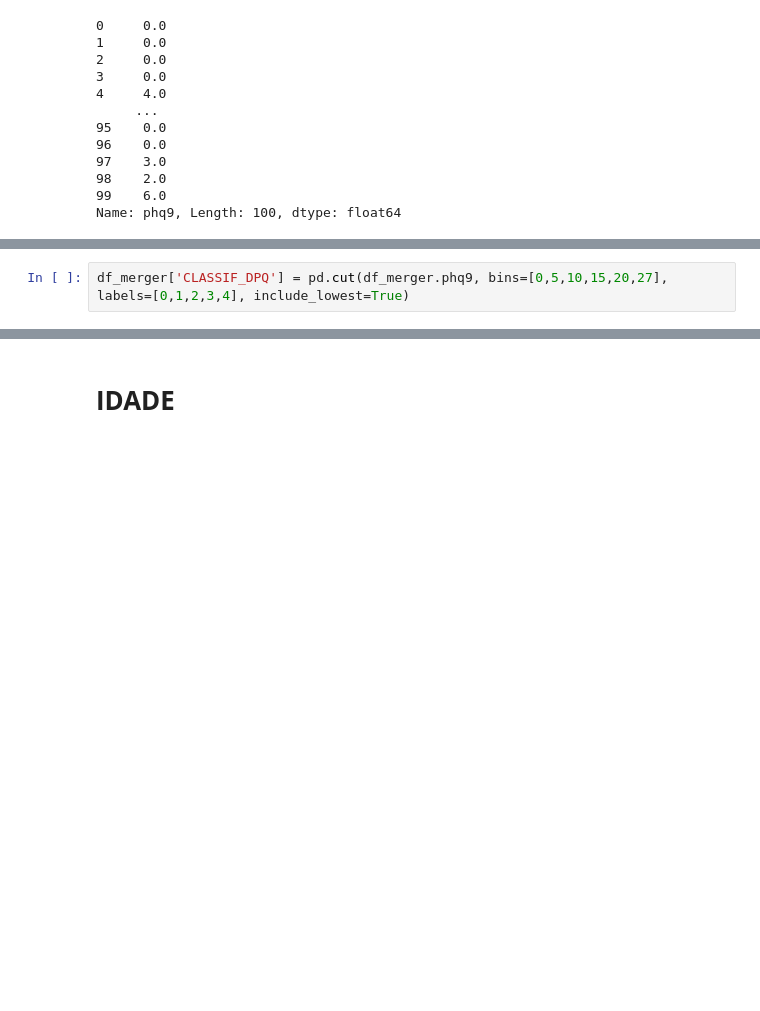
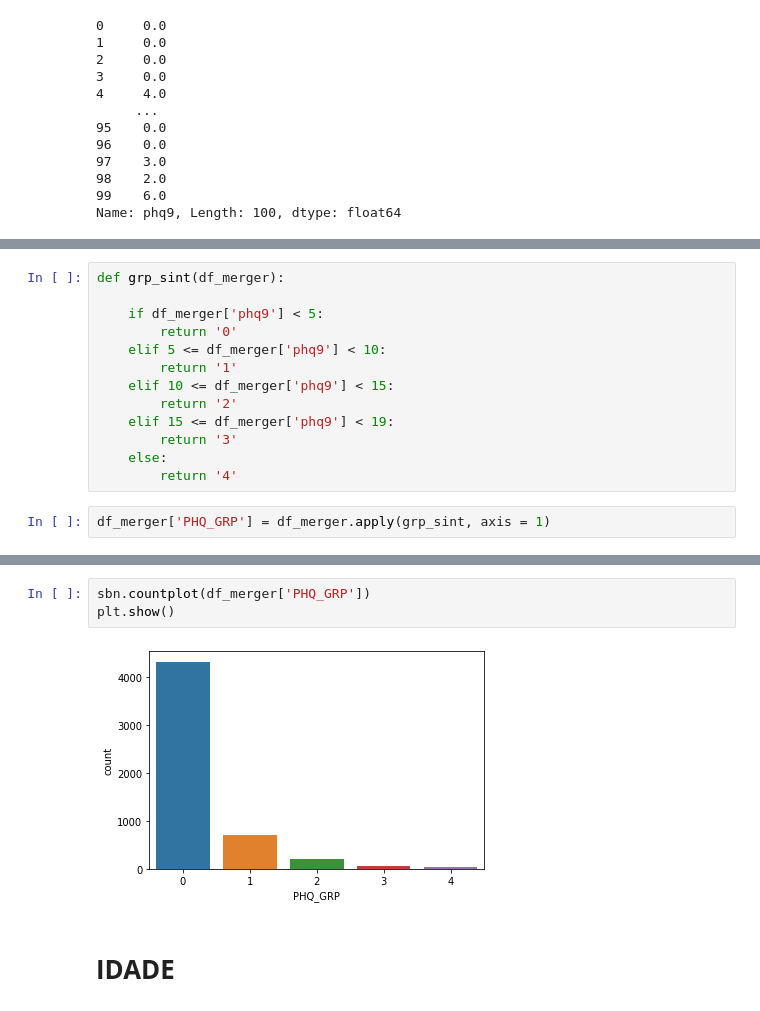
Before and after one commit to alcrepaldi/tera_inferencia, a Jupyter notebook: inferencia.ipynb, the cells around one changed output, grey strips where cells are left out. Cells and saved outputs as stored; diff of their text form; blank space fills up the shorter version.

```diff
--- a/inferencia.ipynb
+++ b/inferencia.ipynb
@@ -139,2 +136,0 @@ Name: phq9, Length: 100, dtype: float64
-# %%
-df_merger['CLASSIF_DPQ'] = pd.cut(df_merger.phq9, bins=[0,5,10,15,20,27], labels=[0,1,2,3,4], include_lowest=True)
@@ -161,0 +139,15 @@ plt.show()
+# %%
+def grp_sint(df_merger):
+
+    if df_merger['phq9'] < 5:
+        return '0'
+    elif 5 <= df_merger['phq9'] < 10:
+        return '1'
+    elif 10 <= df_merger['phq9'] < 15:
+        return '2'
+    elif 15 <= df_merger['phq9'] < 19:
+        return '3'
+    else:
+        return '4'
+# %%
+df_merger['PHQ_GRP'] = df_merger.apply(grp_sint, axis = 1)
@@ -162,3 +169,8 @@ plt.show()
+# %%
+sbn.countplot(df_merger['PHQ_GRP'])
+plt.show()
+# %% [output]
+[figure, added]
 # %% [markdown]
 # **IDADE**
 # %%
```
Also changed, not shown: parts of 6 cells of this notebook.
